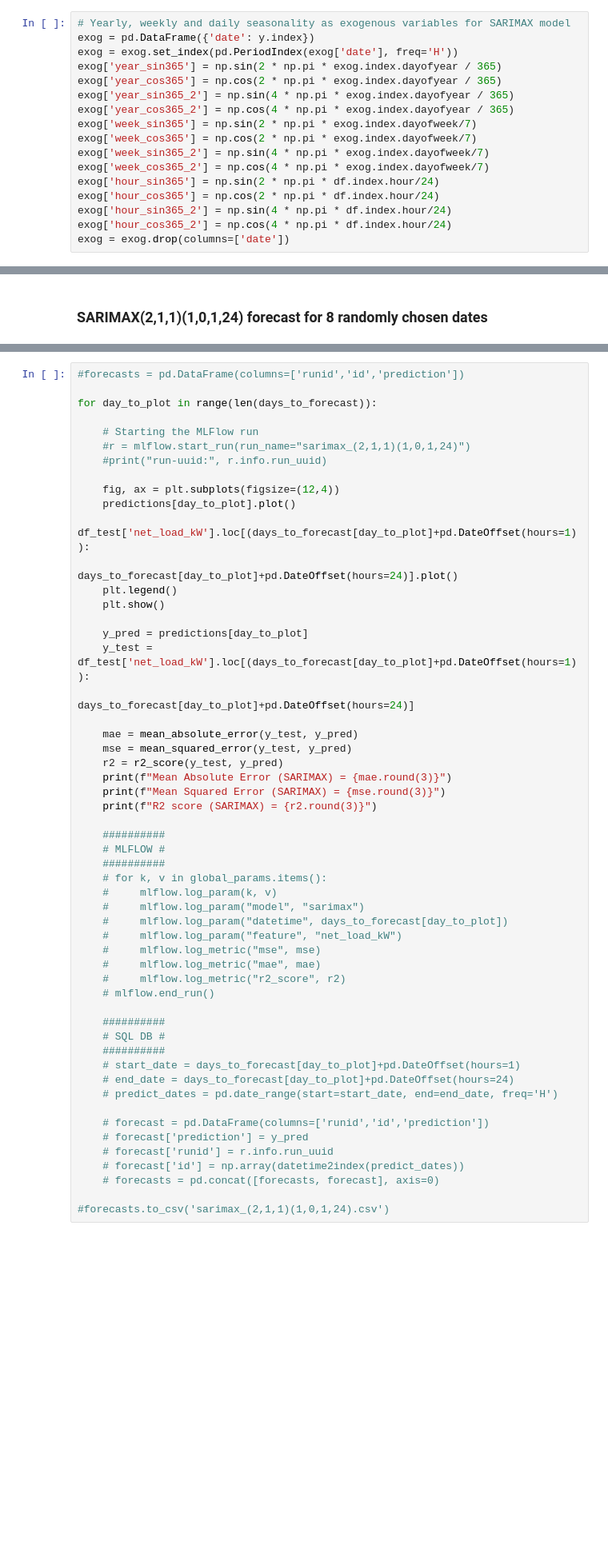
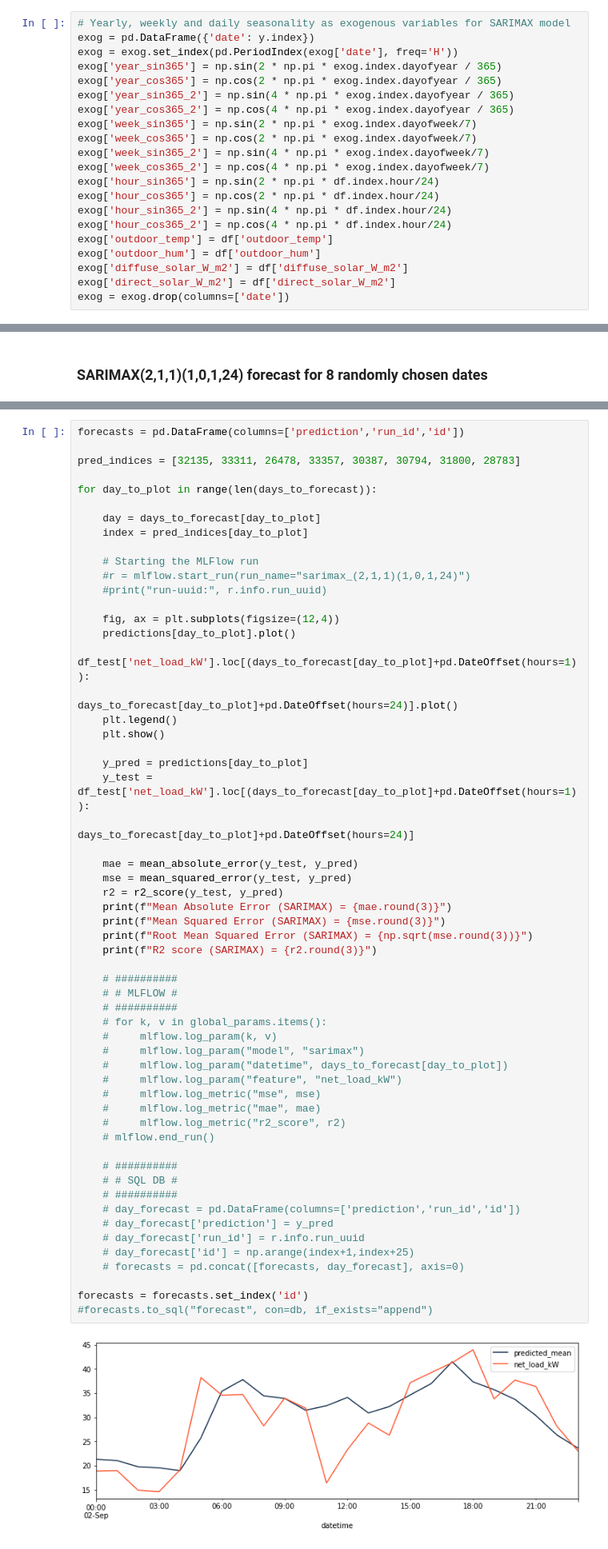
Before and after one commit to erickCantu/TheGreenCitySolutionsGroup, a Jupyter notebook: notebooks/TS_24h_sarimax.ipynb, the cells around one changed output, grey strips where cells are left out. Shown at 80% size. Drawn from its saved outputs; the diff is of its cells as text; blank space fills up the shorter version.

```diff
--- a/notebooks/TS_24h_sarimax.ipynb
+++ b/notebooks/TS_24h_sarimax.ipynb
@@ -152,6 +167,10 @@ exog['hour_sin365'] = np.sin(2 * np.pi * df.index.hour/24)
 exog['hour_cos365'] = np.cos(2 * np.pi * df.index.hour/24)
 exog['hour_sin365_2'] = np.sin(4 * np.pi * df.index.hour/24)
 exog['hour_cos365_2'] = np.cos(4 * np.pi * df.index.hour/24)
+exog['outdoor_temp'] = df['outdoor_temp']
+exog['outdoor_hum'] = df['outdoor_hum']
+exog['diffuse_solar_W_m2'] = df['diffuse_solar_W_m2']
+exog['direct_solar_W_m2'] = df['direct_solar_W_m2']
 exog = exog.drop(columns=['date'])
 # %% [markdown]
 ### Auto_ARIMA to determine inputs for SARIMAX
@@ -335,7 +573,12 @@ for day in days_to_forecast:
 # %%
-#forecasts = pd.DataFrame(columns=['runid','id','prediction'])
+forecasts = pd.DataFrame(columns=['prediction','run_id','id'])
+
+pred_indices = [32135, 33311, 26478, 33357, 30387, 30794, 31800, 28783]
 
 for day_to_plot in range(len(days_to_forecast)):
+
+    day = days_to_forecast[day_to_plot]
+    index = pred_indices[day_to_plot]
 
     # Starting the MLFlow run
     #r = mlflow.start_run(run_name="sarimax_(2,1,1)(1,0,1,24)")
@@ -343,46 +586,46 @@ for day_to_plot in range(len(days_to_forecast)):
 
     fig, ax = plt.subplots(figsize=(12,4))
     predictions[day_to_plot].plot()
     df_test['net_load_kW'].loc[(days_to_forecast[day_to_plot]+pd.DateOffset(hours=1)):
                                 days_to_forecast[day_to_plot]+pd.DateOffset(hours=24)].plot()
     plt.legend()
     plt.show()
 
     y_pred = predictions[day_to_plot]
     y_test = df_test['net_load_kW'].loc[(days_to_forecast[day_to_plot]+pd.DateOffset(hours=1)):
                                 days_to_forecast[day_to_plot]+pd.DateOffset(hours=24)]
 
     mae = mean_absolute_error(y_test, y_pred)
     mse = mean_squared_error(y_test, y_pred)
     r2 = r2_score(y_test, y_pred)
     print(f"Mean Absolute Error (SARIMAX) = {mae.round(3)}")
     print(f"Mean Squared Error (SARIMAX) = {mse.round(3)}")
+    print(f"Root Mean Squared Error (SARIMAX) = {np.sqrt(mse.round(3))}")
     print(f"R2 score (SARIMAX) = {r2.round(3)}")
 
-    ##########
-    # MLFLOW #
-    ##########
+    # ##########
+    # # MLFLOW #
+    # ##########
     # for k, v in global_params.items():
     #     mlflow.log_param(k, v)
     #     mlflow.log_param("model", "sarimax")
     #     mlflow.log_param("datetime", days_to_forecast[day_to_plot])
     #     mlflow.log_param("feature", "net_load_kW")
     #     mlflow.log_metric("mse", mse)
     #     mlflow.log_metric("mae", mae)
     #     mlflow.log_metric("r2_score", r2)
     # mlflow.end_run()
 
-    ##########
-    # SQL DB #
-    ##########
-    # start_date = days_to_forecast[day_to_plot]+pd.DateOffset(hours=1)
-    # end_date = days_to_forecast[day_to_plot]+pd.DateOffset(hours=24)
-    # predict_dates = pd.date_range(start=start_date, end=end_date, freq='H')
+    # ##########
+    # # SQL DB #
+    # ##########
+    # day_forecast = pd.DataFrame(columns=['prediction','run_id','id'])
+    # day_forecast['prediction'] = y_pred
+    # day_forecast['run_id'] = r.info.run_uuid
+    # day_forecast['id'] = np.arange(index+1,index+25)
+    # forecasts = pd.concat([forecasts, day_forecast], axis=0)
 
-    # forecast = pd.DataFrame(columns=['runid','id','prediction'])
-    # forecast['prediction'] = y_pred
-    # forecast['runid'] = r.info.run_uuid
-    # forecast['id'] = np.array(datetime2index(predict_dates))
-    # forecasts = pd.concat([forecasts, forecast], axis=0)
-
-#forecasts.to_csv('sarimax_(2,1,1)(1,0,1,24).csv')
+forecasts = forecasts.set_index('id')
+#forecasts.to_sql("forecast", con=db, if_exists="append")
+# %% [output]
+[figure, added]
```
Also changed, not shown: parts of 23 cells of this notebook.
